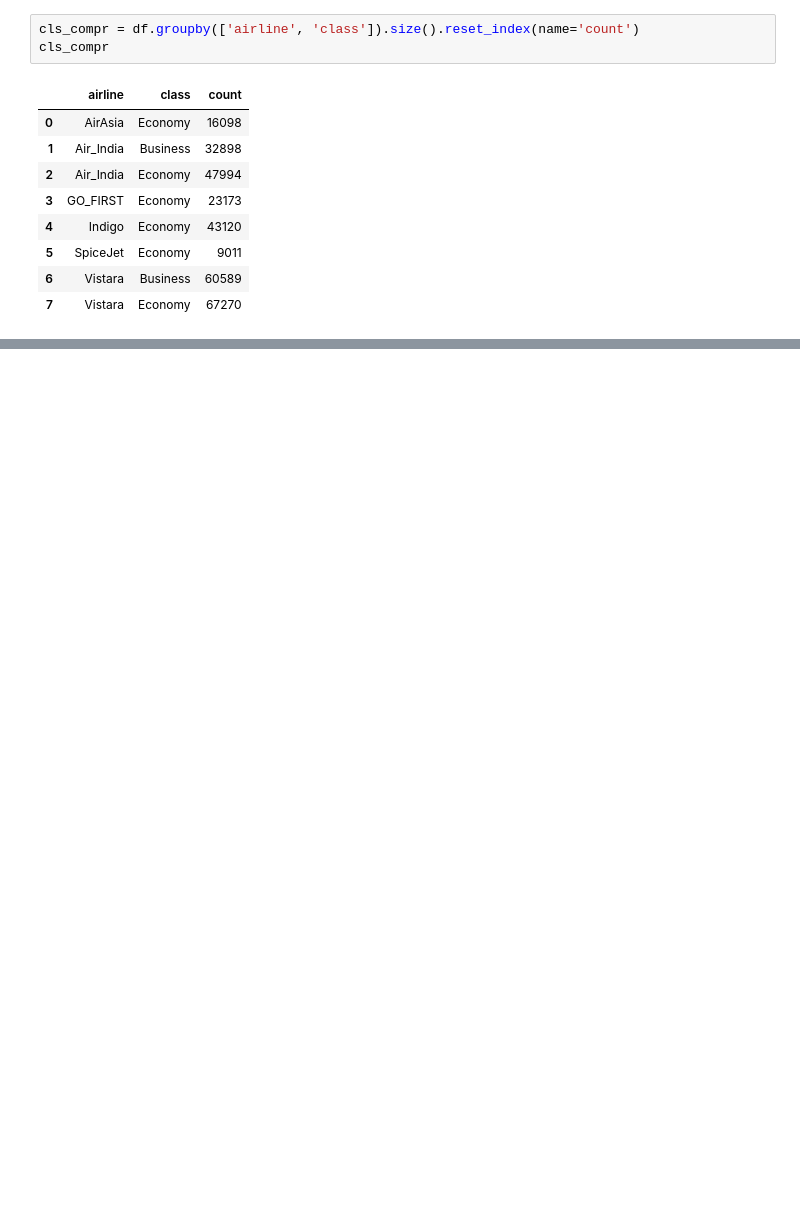
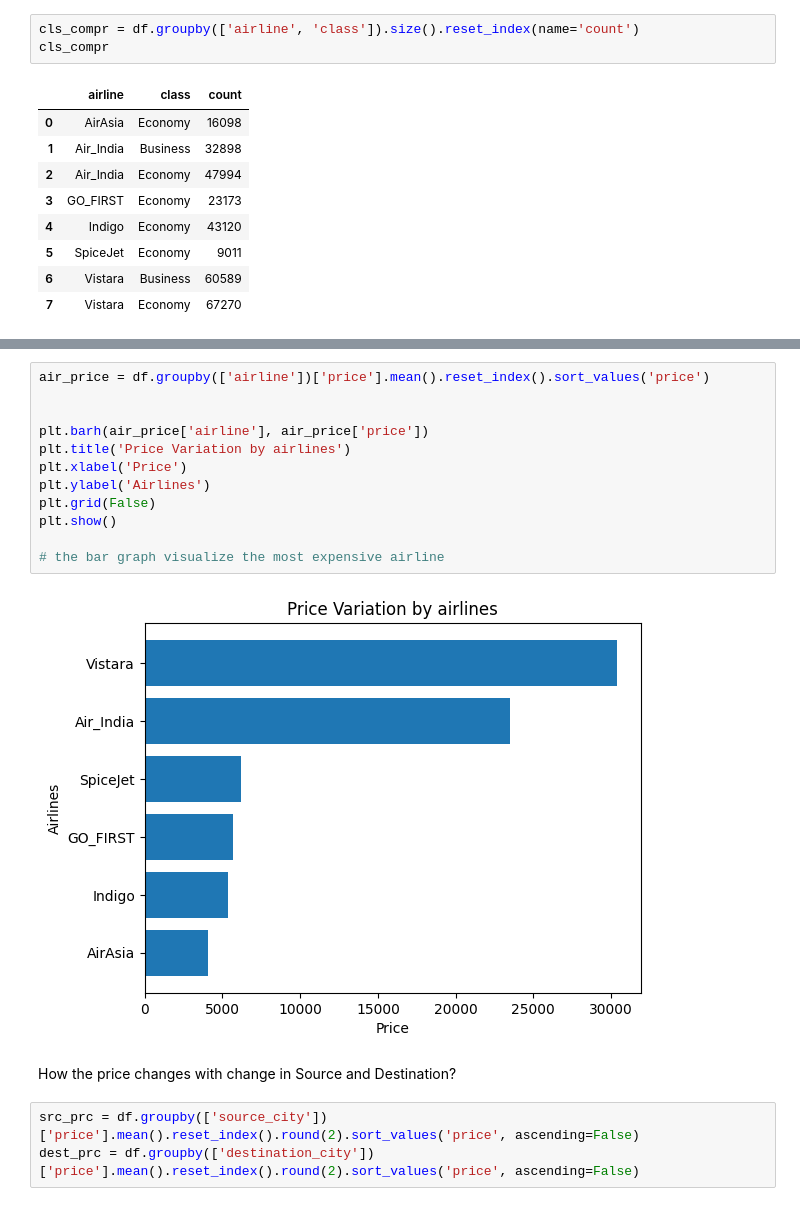
Before and after one commit to GawliYash20/Case-Studies-Data-Science, a Jupyter notebook: Airline_Flight_Analysis.ipynb, the cells around one changed output, grey strips where cells are left out. Cells and saved outputs as stored; diff of their text form; blank space fills up the shorter version.

```diff
--- a/Airline_Flight_Analysis.ipynb
+++ b/Airline_Flight_Analysis.ipynb
@@ -285,0 +355,19 @@ for airline in cls_compr['airline'].unique():
+# %%
+air_price = df.groupby(['airline'])['price'].mean().reset_index().sort_values('price')
+
+
+plt.barh(air_price['airline'], air_price['price'])
+plt.title('Price Variation by airlines')
+plt.xlabel('Price')
+plt.ylabel('Airlines')
+plt.grid(False)
+plt.show()
+
+# the bar graph visualize the most expensive airline
+# %% [output]
+[figure, added]
+# %% [markdown]
+How the price changes with change in Source and Destination?
+# %%
+src_prc = df.groupby(['source_city'])['price'].mean().reset_index().round(2).sort_values('price', ascending=False)
+dest_prc = df.groupby(['destination_city'])['price'].mean().reset_index().round(2).sort_values('price', ascending=False)
```
Also changed, not shown: parts of 18 cells of this notebook, 2 other files.
